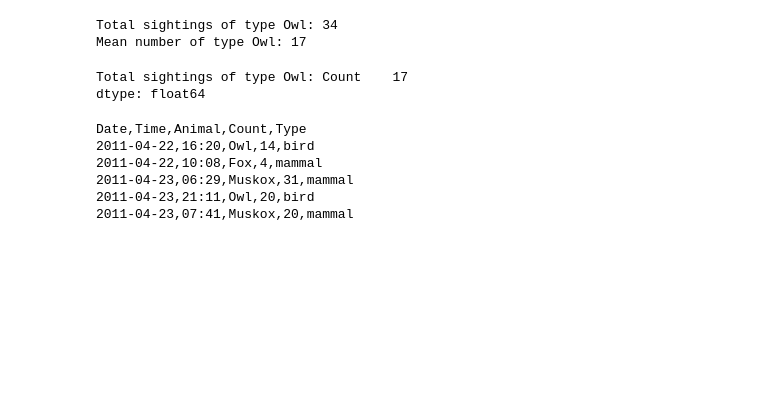
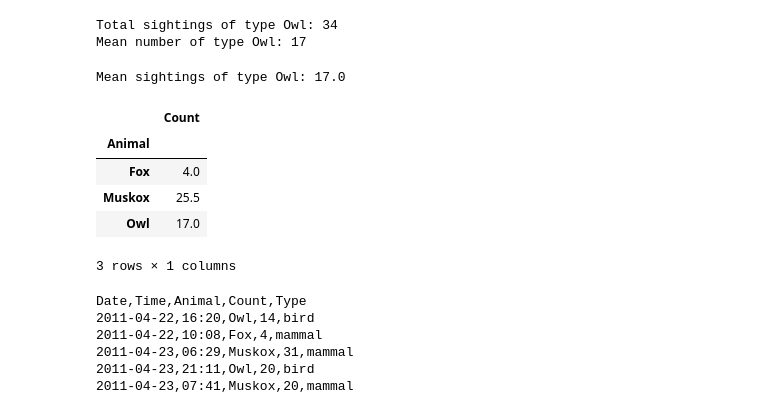
Before and after one commit to swcarpentry/2014-03-17-ucb, a Jupyter notebook: lessons/jk-python/readwrite-full.ipynb, the cells around one changed output. Drawn from its saved outputs; the diff is of its cells as text; code cells hidden in the pictures; blank space fills up the shorter version.

```diff
--- a/lessons/jk-python/readwrite-full.ipynb
+++ b/lessons/jk-python/readwrite-full.ipynb
@@ -450,11 +479,20 @@ print "Mean number of type {0}: {1}".format(focusanimal, meancount)
 Total sightings of type Owl: 34
 Mean number of type Owl: 17
 # %%
-meancount = dfcount[dfcount.Animal == focusanimal].mean()
-print "Total sightings of type {0}: {1}".format(focusanimal, meancount)
+meancount = dfcount[dfcount.loc[:, 'Animal'] == focusanimal].mean()[0]
+print "Mean sightings of type {0}: {1}".format(focusanimal, meancount)
 # %% [output]
-Total sightings of type Owl: Count    17
-dtype: float64
+Mean sightings of type Owl: 17.0
+# %%
+# And if we want to be super fancy...
+dfcount.groupby('Animal').mean()
+# %% [output]
+|  | Count |
+| Animal |  |
+| Fox | 4.0 |
+| Muskox | 25.5 |
+| Owl | 17.0 |
+3 rows × 1 columns
 # %%
 dfcount = pd.DataFrame.from_csv('./sightings_tab_sm.csv')
 
```
Also changed, not shown: parts of 19 cells of this notebook.
